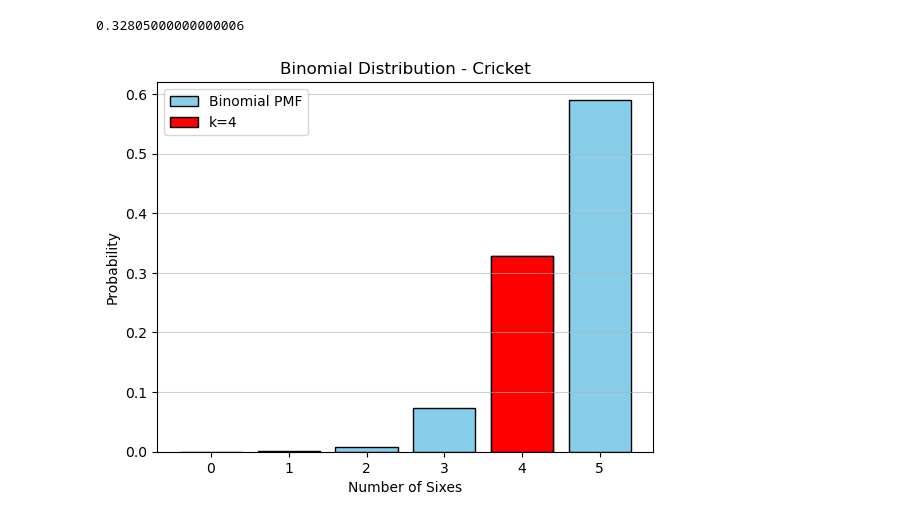
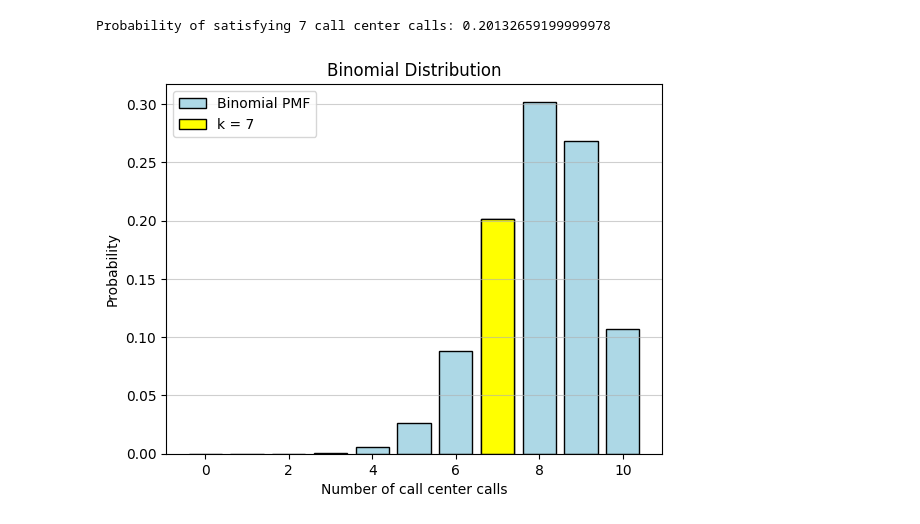
Before and after one commit to Pradeepa-JK/DS-ML-, a Jupyter notebook: binomial.ipynb, the cells around one changed output. Cells and saved outputs as stored; diff of their text form; code cells hidden in the pictures.

```diff
--- a/binomial.ipynb
+++ b/binomial.ipynb
@@ -34,30 +107,22 @@ plt.show()
+# %%
+#Call center 80% resolution; probability 7 satisfied from 10
+p=0.8
+n=10
+k=7
+prob5=binom.pmf(k,n,p)
+print("Probability of satisfying 7 call center calls:",prob5)
+# %% [output]
+Probability of satisfying 7 call center calls: 0.20132659199999978
 # %%
-n = 5
-p = 0.9
-k = 4
-result = binom.pmf(k, n, p)
-
-print(result)
-x = np.arange(0, n+1)
-pmf_values = binom.pmf(x, n, p)
-
-plt.bar(x, pmf_values,
-        color="skyblue",
-        edgecolor="black",
-        label="Binomial PMF")
-
-plt.bar(k, result,
-        color="red",
-        edgecolor="black",
-        label=f"k={k}")
-plt.xlabel("Number of Sixes")
+x=np.arange(0,n+1)
+pmf_values=binom.pmf(x,n,p)
+plt.bar(x,pmf_values,color="lightblue",edgecolor="black",label="Binomial PMF")
+plt.bar(k,prob5,color="yellow",edgecolor="black",label=f"k = {k}")
+plt.xlabel("Number of call center calls")
 plt.ylabel("Probability")
-plt.title("Binomial Distribution - Cricket")
-
+plt.title(f"Binomial Distribution")
 plt.legend()
-plt.grid(axis="y", alpha=0.6)
-
+plt.grid(axis="y",alpha=0.6)
 plt.show()
 # %% [output]
-0.32805000000000006
-[figure, old version]
+[figure, new version]
```
Also changed, not shown: parts of 10 cells of this notebook, 2 other files.
